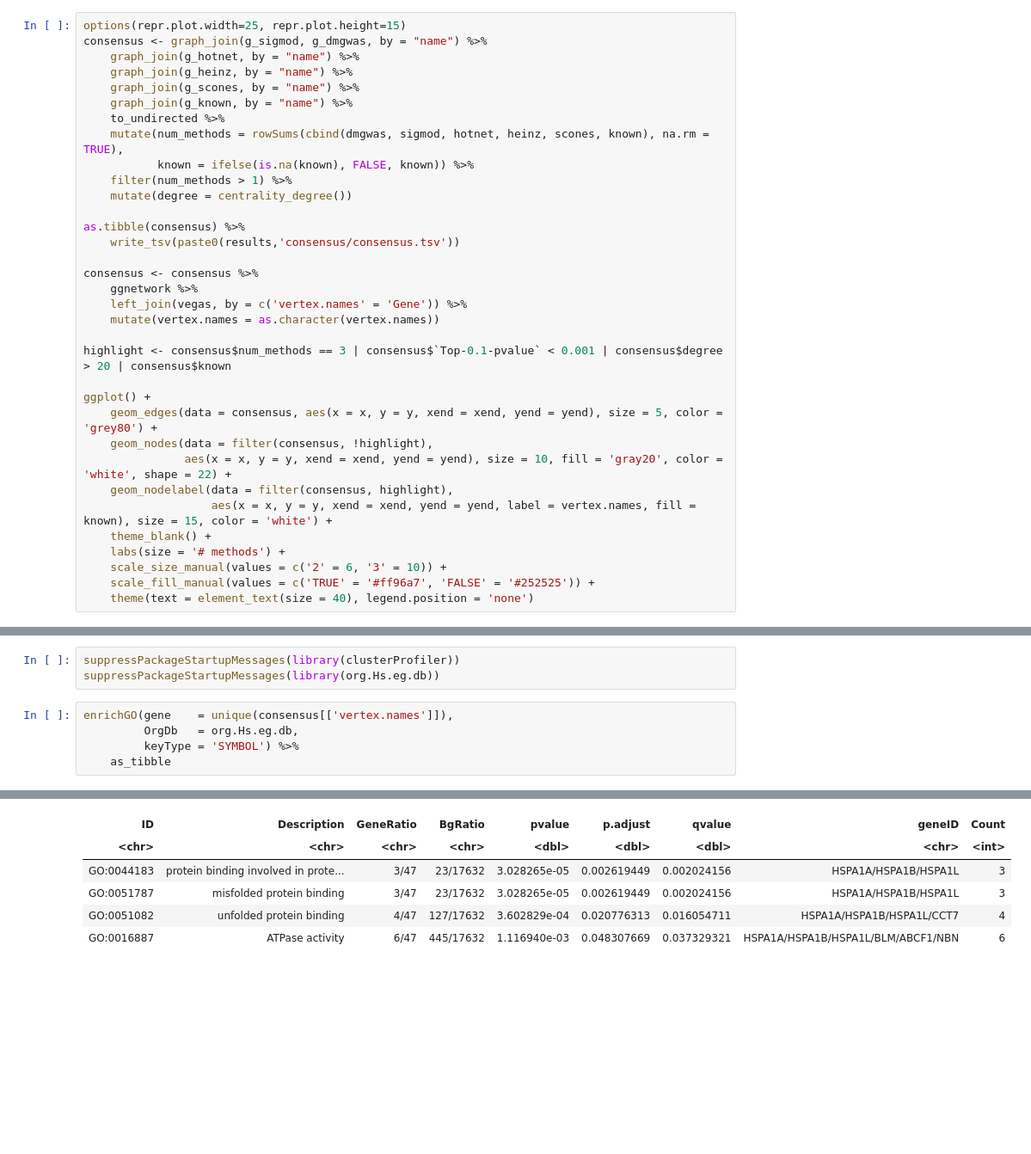
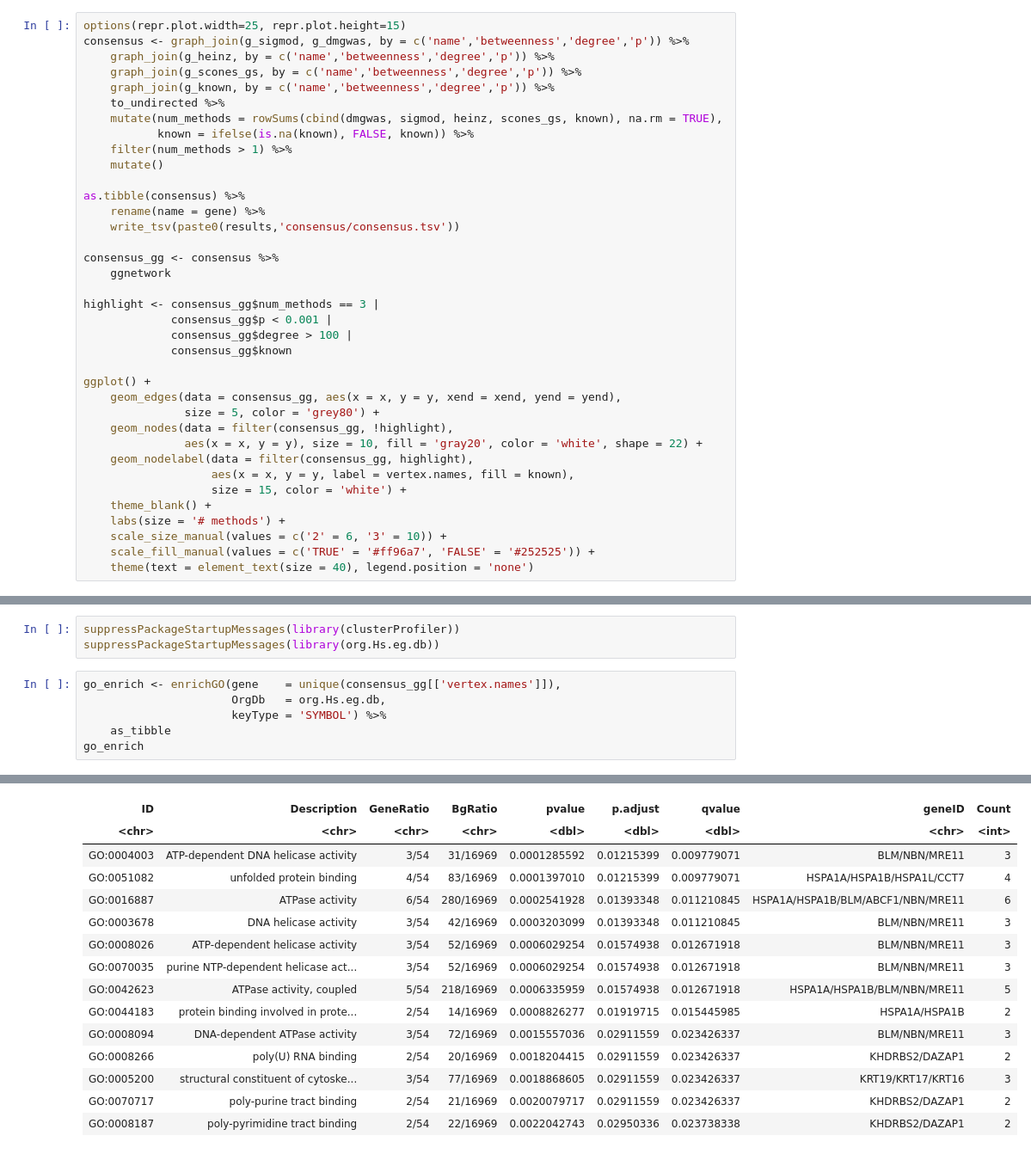
Before and after one commit to hclimente/genewa, a Jupyter notebook: doc/consensus.ipynb, the cells around one changed output, grey strips where cells are left out. Shown at 86% size. Cells and saved outputs as stored; diff of their text form; blank space fills up the shorter version.

```diff
--- a/doc/consensus.ipynb
+++ b/doc/consensus.ipynb
@@ -205,32 +253,35 @@ class(g_known) <- c('igraph','tbl_graph')
 # %%
 options(repr.plot.width=25, repr.plot.height=15)
-consensus <- graph_join(g_sigmod, g_dmgwas, by = "name") %>%
-    graph_join(g_hotnet, by = "name") %>%
-    graph_join(g_heinz, by = "name") %>%
-    graph_join(g_scones, by = "name") %>%
-    graph_join(g_known, by = "name") %>%
+consensus <- graph_join(g_sigmod, g_dmgwas, by = c('name','betweenness','degree','p')) %>%
+    graph_join(g_heinz, by = c('name','betweenness','degree','p')) %>%
+    graph_join(g_scones_gs, by = c('name','betweenness','degree','p')) %>%
+    graph_join(g_known, by = c('name','betweenness','degree','p')) %>%
     to_undirected %>%
-    mutate(num_methods = rowSums(cbind(dmgwas, sigmod, hotnet, heinz, scones, known), na.rm = TRUE),
+    mutate(num_methods = rowSums(cbind(dmgwas, sigmod, heinz, scones_gs, known), na.rm = TRUE),
            known = ifelse(is.na(known), FALSE, known)) %>%
     filter(num_methods > 1) %>%
-    mutate(degree = centrality_degree())
+    mutate()
 
 as.tibble(consensus) %>%
+    rename(name = gene) %>%
     write_tsv(paste0(results,'consensus/consensus.tsv'))
 
-consensus <- consensus %>%
-    ggnetwork %>%
-    left_join(vegas, by = c('vertex.names' = 'Gene')) %>%
-    mutate(vertex.names = as.character(vertex.names))
+consensus_gg <- consensus %>%
+    ggnetwork
 
-highlight <- consensus$num_methods == 3 | consensus$`Top-0.1-pvalue` < 0.001 | consensus$degree > 20 | consensus$known
+highlight <- consensus_gg$num_methods == 3 |
+             consensus_gg$p < 0.001 |
+             consensus_gg$degree > 100 |
+             consensus_gg$known
 
 ggplot() +
-    geom_edges(data = consensus, aes(x = x, y = y, xend = xend, yend = yend), size = 5, color = 'grey80') +
-    geom_nodes(data = filter(consensus, !highlight),
-               aes(x = x, y = y, xend = xend, yend = yend), size = 10, fill = 'gray20', color = 'white', shape = 22) +
-    geom_nodelabel(data = filter(consensus, highlight),
-                   aes(x = x, y = y, xend = xend, yend = yend, label = vertex.names, fill = known), size = 15, color = 'white') +
+    geom_edges(data = consensus_gg, aes(x = x, y = y, xend = xend, yend = yend),
+               size = 5, color = 'grey80') +
+    geom_nodes(data = filter(consensus_gg, !highlight),
+               aes(x = x, y = y), size = 10, fill = 'gray20', color = 'white', shape = 22) +
+    geom_nodelabel(data = filter(consensus_gg, highlight),
+                   aes(x = x, y = y, label = vertex.names, fill = known),
+                   size = 15, color = 'white') +
     theme_blank() +
     labs(size = '# methods') +
     scale_size_manual(values = c('2' = 6, '3' = 10)) +
@@ -252,8 +366,9 @@ This warning is displayed once per session.”Warning message in if (class(x) ==
 suppressPackageStartupMessages(library(clusterProfiler))
 suppressPackageStartupMessages(library(org.Hs.eg.db))
 # %%
-enrichGO(gene    = unique(consensus[['vertex.names']]),
-         OrgDb   = org.Hs.eg.db,
-         keyType = 'SYMBOL') %>%
+go_enrich <- enrichGO(gene    = unique(consensus_gg[['vertex.names']]),
+                      OrgDb   = org.Hs.eg.db,
+                      keyType = 'SYMBOL') %>%
     as_tibble
+go_enrich
 # %% [output]
@@ -261,6 +376,15 @@ A tibble: 4 × 9
 | ID | Description | GeneRatio | BgRatio | pvalue | p.adjust | qvalue | geneID | Count |
 | <chr> | <chr> | <chr> | <chr> | <dbl> | <dbl> | <dbl> | <chr> | <int> |
-| GO:0044183 | protein binding involved in prote... | 3/47 | 23/17632 | 3.028265e-05 | 0.002619449 | 0.002024156 | HSPA1A/HSPA1B/HSPA1L | 3 |
-| GO:0051787 | misfolded protein binding | 3/47 | 23/17632 | 3.028265e-05 | 0.002619449 | 0.002024156 | HSPA1A/HSPA1B/HSPA1L | 3 |
-| GO:0051082 | unfolded protein binding | 4/47 | 127/17632 | 3.602829e-04 | 0.020776313 | 0.016054711 | HSPA1A/HSPA1B/HSPA1L/CCT7 | 4 |
-| GO:0016887 | ATPase activity | 6/47 | 445/17632 | 1.116940e-03 | 0.048307669 | 0.037329321 | HSPA1A/HSPA1B/HSPA1L/BLM/ABCF1/NBN | 6 |
+| GO:0004003 | ATP-dependent DNA helicase activity | 3/54 | 31/16969 | 0.0001285592 | 0.01215399 | 0.009779071 | BLM/NBN/MRE11 | 3 |
+| GO:0051082 | unfolded protein binding | 4/54 | 83/16969 | 0.0001397010 | 0.01215399 | 0.009779071 | HSPA1A/HSPA1B/HSPA1L/CCT7 | 4 |
+| GO:0016887 | ATPase activity | 6/54 | 280/16969 | 0.0002541928 | 0.01393348 | 0.011210845 | HSPA1A/HSPA1B/BLM/ABCF1/NBN/MRE11 | 6 |
+| GO:0003678 | DNA helicase activity | 3/54 | 42/16969 | 0.0003203099 | 0.01393348 | 0.011210845 | BLM/NBN/MRE11 | 3 |
+| GO:0008026 | ATP-dependent helicase activity | 3/54 | 52/16969 | 0.0006029254 | 0.01574938 | 0.012671918 | BLM/NBN/MRE11 | 3 |
+| GO:0070035 | purine NTP-dependent helicase act... | 3/54 | 52/16969 | 0.0006029254 | 0.01574938 | 0.012671918 | BLM/NBN/MRE11 | 3 |
+| GO:0042623 | ATPase activity, coupled | 5/54 | 218/16969 | 0.0006335959 | 0.01574938 | 0.012671918 | HSPA1A/HSPA1B/BLM/NBN/MRE11 | 5 |
+| GO:0044183 | protein binding involved in prote... | 2/54 | 14/16969 | 0.0008826277 | 0.01919715 | 0.015445985 | HSPA1A/HSPA1B | 2 |
+| GO:0008094 | DNA-dependent ATPase activity | 3/54 | 72/16969 | 0.0015557036 | 0.02911559 | 0.023426337 | BLM/NBN/MRE11 | 3 |
+| GO:0008266 | poly(U) RNA binding | 2/54 | 20/16969 | 0.0018204415 | 0.02911559 | 0.023426337 | KHDRBS2/DAZAP1 | 2 |
+| GO:0005200 | structural constituent of cytoske... | 3/54 | 77/16969 | 0.0018868605 | 0.02911559 | 0.023426337 | KRT19/KRT17/KRT16 | 3 |
+| GO:0070717 | poly-purine tract binding | 2/54 | 21/16969 | 0.0020079717 | 0.02911559 | 0.023426337 | KHDRBS2/DAZAP1 | 2 |
+| GO:0008187 | poly-pyrimidine tract binding | 2/54 | 22/16969 | 0.0022042743 | 0.02950336 | 0.023738338 | KHDRBS2/DAZAP1 | 2 |
```
Also changed, not shown: parts of 29 cells of this notebook, 24 other files.
